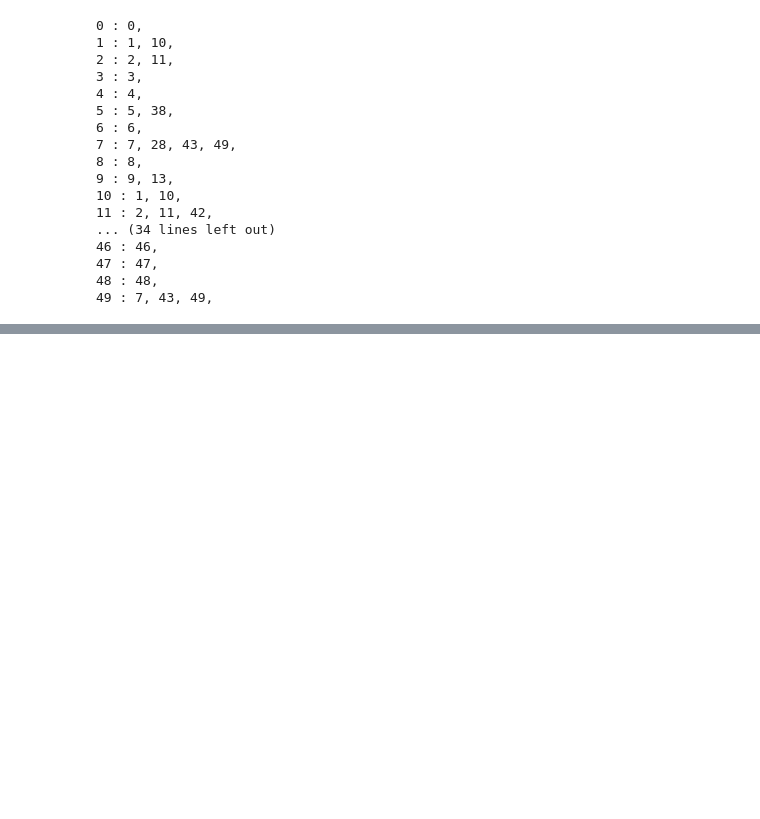
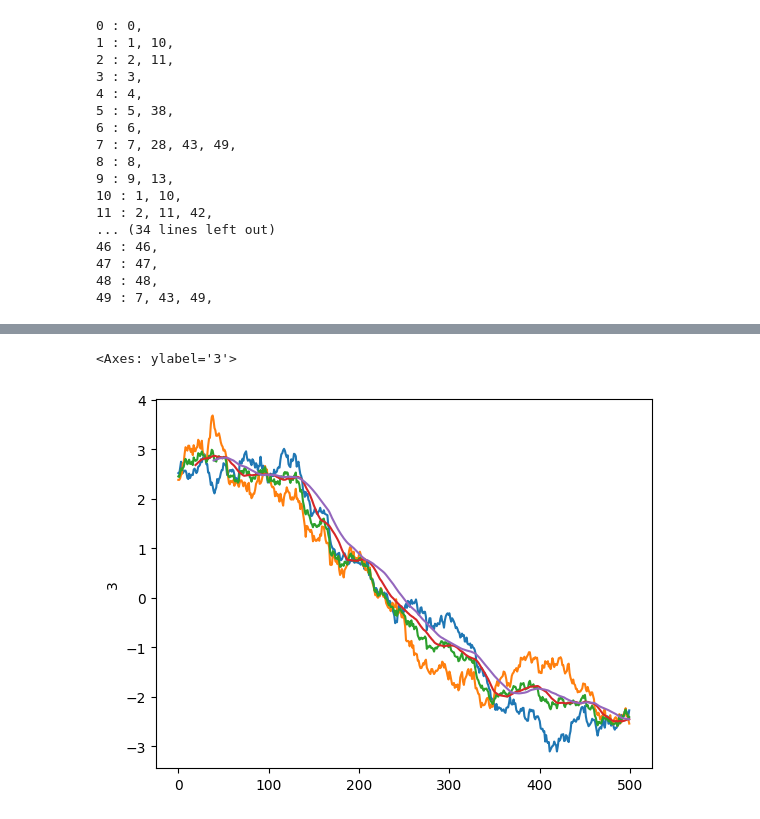
Before and after one commit to Troppydash/algothon, a Jupyter notebook: da/khang_data_analysis.ipynb, the cells around one changed output, grey strips where cells are left out. Saved outputs shown, nothing was run; the diff lists cells and outputs as text; code cells hidden in the pictures; blank space fills up the shorter version.

```diff
--- a/da/khang_data_analysis.ipynb
+++ b/da/khang_data_analysis.ipynb
@@ -200,0 +223,13 @@ sns.lineplot(df[7])
+# %%
+check3 = df[3] - df[3].mean()
+check34 = df[34] - df[34].mean()
+sns.lineplot(check3)
+sns.lineplot(check34)
+
+mid = (check3 + check34)/2
+sns.lineplot(mid)
+sns.lineplot(mid.rolling(20).mean())
+sns.lineplot(mid.rolling(40).mean())
+# %% [output]
+<Axes: ylabel='3'>
+[figure, added]
```
Also changed, not shown: parts of 9 cells of this notebook, 12 other files.
